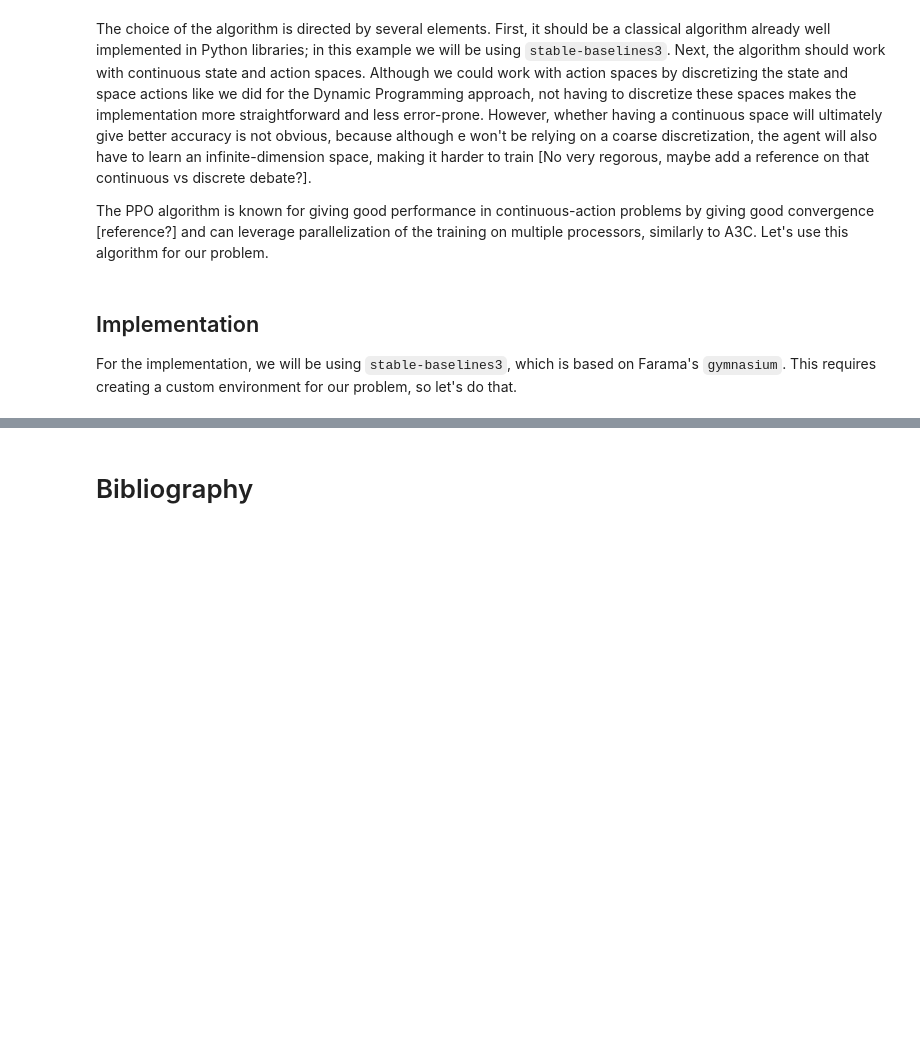
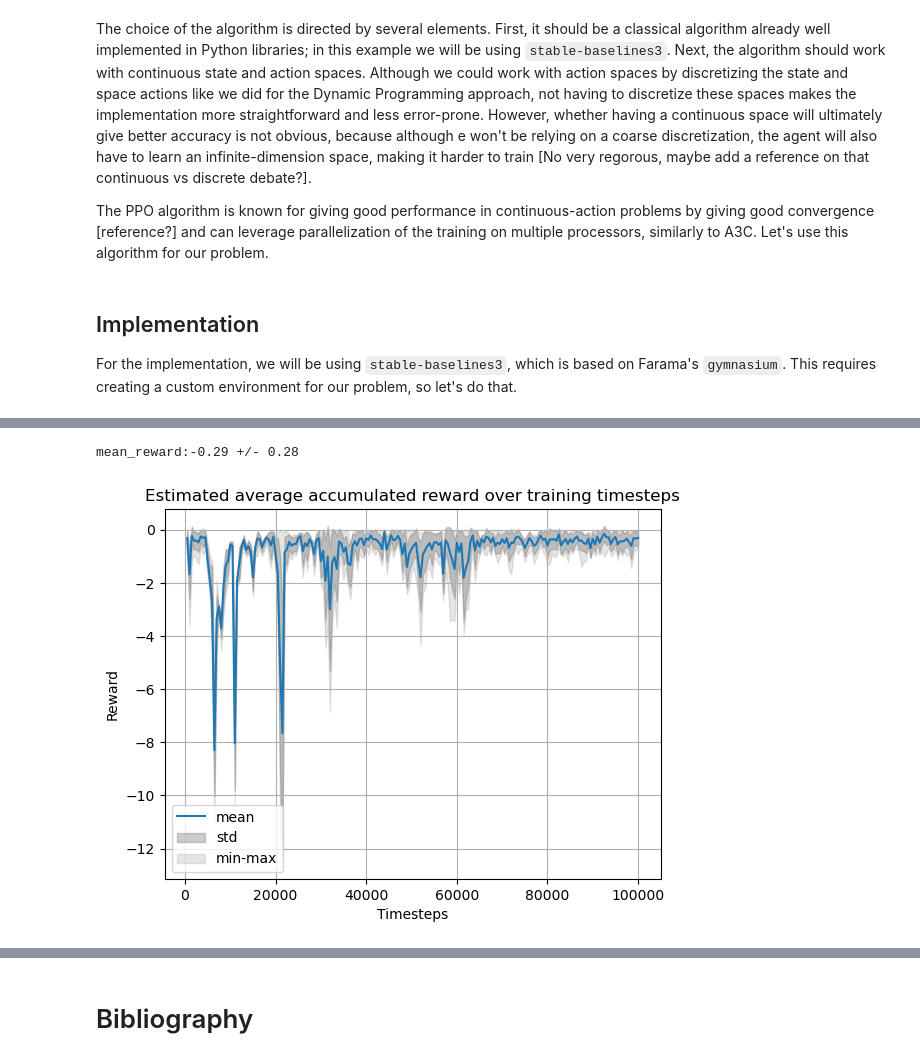
Before and after one commit to TheiloT/RL-accelerated-cart, a Jupyter notebook: TL-RL-toy-problem.ipynb, the cells around one changed output, grey strips where cells are left out. Drawn from its saved outputs; the diff is of its cells as text; code cells hidden in the pictures; blank space fills up the shorter version.

```diff
--- a/TL-RL-toy-problem.ipynb
+++ b/TL-RL-toy-problem.ipynb
@@ -920,0 +937,3 @@ Trajectory and cotnrol for the terminating run:
+# %%
+# Register the environment for later usage.
+env = gym.register("AcceleratedCart-v1", CartEnv)
@@ -920,0 +1005,29 @@ Trajectory and cotnrol for the terminating run:
+# %%
+def train_model(model, model_path, training_steps=50_000, eval_freq=500, n_envs=1):
+    old_eval_logs = os.path.exists(os.path.join(model_path, "evaluations.npz")) and os.path.exists(os.path.join(model_path, "best_model.zip"))
+    print(old_eval_logs)
+    assert os.path.exists(os.path.join(model_path, "best_model.zip")) == old_eval_logs and os.path.exists(os.path.join(model_path, "evaluations.npz")) == old_eval_logs
+    if old_eval_logs:
+        os.rename(os.path.join(model_path, "evaluations.npz"), os.path.join(model_path, "old_evaluations.npz"))
+        os.rename(os.path.join(model_path, "best_model.zip"), os.path.join(model_path, "old_best_model.zip"))
+        env = make_vec_env("AcceleratedCart-v1", n_envs=n_envs, monitor_dir=model_path, monitor_kwargs=dict(override_existing=False), env_kwargs=dict(render_mode=None))
+
+    # Separate evaluation env
+    eval_env = make_vec_env("AcceleratedCart-v1", n_envs=1, env_kwargs=dict(render_mode=None))
+    # Use deterministic actions for evaluation
+    eval_callback = EvalCallback(eval_env, best_model_save_path=model_path, log_path=model_path, eval_freq=eval_freq, n_eval_episodes=10, deterministic=True, render=False)
+    try:
+        model.learn(training_steps, eval_callback, reset_num_timesteps=not old_eval_logs, log_interval=None)
+    except KeyboardInterrupt:
+        print("Training interrupted by keyboard.")
+    finally:
+        print("End of learning.")
+
+        if old_eval_logs:
+            replace_best_model(model_path)
+            merge_eval_logs(model_path)
+
+        # Save latest model, for example to resume trainng later.
+        model.save(os.path.join(model_path, "latest_model"))
+# %%
+train_model(model, model_path, training_steps=100_000, n_envs=n_envs, eval_freq=125)
@@ -920,0 +1052,11 @@ Trajectory and cotnrol for the terminating run:
+# %%
+test_env = Monitor(gym.make("AcceleratedCart-v1"))
+best_model = Algo.load(os.path.join(model_path, "best_model.zip"), env=test_env)
+mean_reward, std_reward = evaluate_policy(best_model, test_env, n_eval_episodes=100)
+print(f"mean_reward:{mean_reward:.2f} +/- {std_reward:.2f}")
+# %% [output]
+mean_reward:-0.29 +/- 0.28
+# %%
+plot_training_evaluations(model_path)
+# %% [output]
+[figure, added]
```
Also changed, not shown: parts of 8 cells of this notebook, 2 other files.
